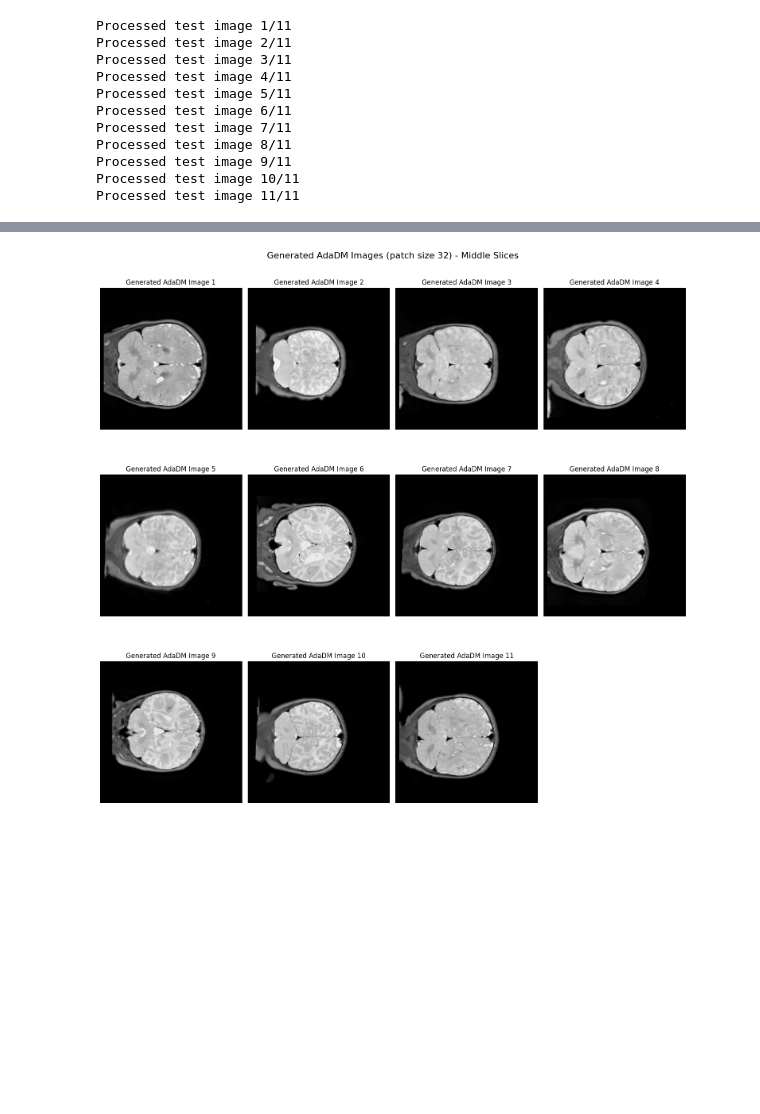
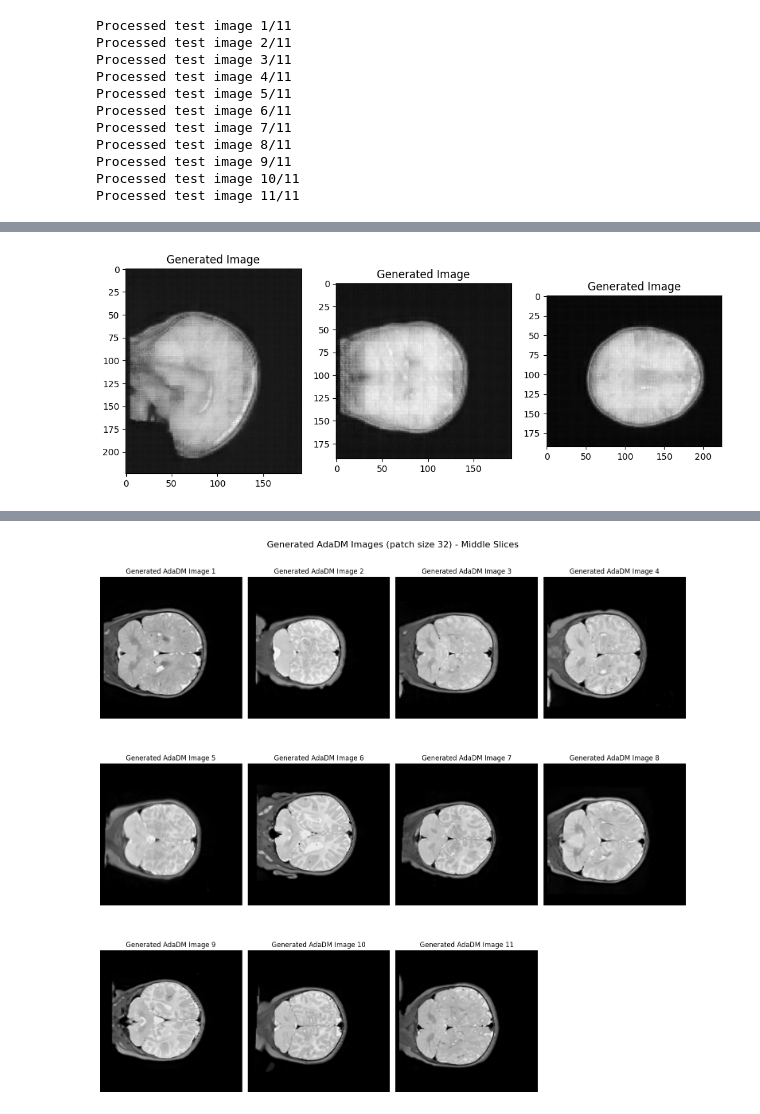
Before and after one commit to almalennartsson-dev/baby-ai-local, a Jupyter notebook: random.ipynb, the cells around one changed output, grey strips where cells are left out. Cells and saved outputs as stored; diff of their text form; code cells hidden in the pictures; blank space fills up the shorter version.

```diff
--- a/random.ipynb
+++ b/random.ipynb
@@ -102,3 +449,22 @@ Processed test image 11/11
+# %%
+#plot middle slice of first generated image
+import matplotlib.pyplot as plt
+mid_slice = target_shape[0] // 2
+plt.figure(figsize=(12, 8))
+plt.subplot(1,3,1)
+plt.title("Generated Image")
+plt.imshow(generated_images[0][mid_slice,:,:], cmap='gray')
+plt.subplot(1,3,2)
+plt.title("Generated Image")
+plt.imshow(generated_images[0][:,mid_slice,:], cmap='gray')
+plt.subplot(1,3,3)
+plt.title("Generated Image")
+plt.imshow(generated_images[0][:,:,mid_slice], cmap='gray')
+plt.show()
+
+nib.save(nib.Nifti1Image(generated_images[0], affine=ref_img.affine), "/Users/al1612le/images/generated_image_deepnet_10res_D2input_D2trained_singleinputT1.nii.gz")
+# %% [output]
+[figure, added]
 # %%
 #calculate metrics
 metrics = calculate_metrics(real_images, generated_images)
```
Also changed, not shown: parts of 33 cells of this notebook, 13 other files.
